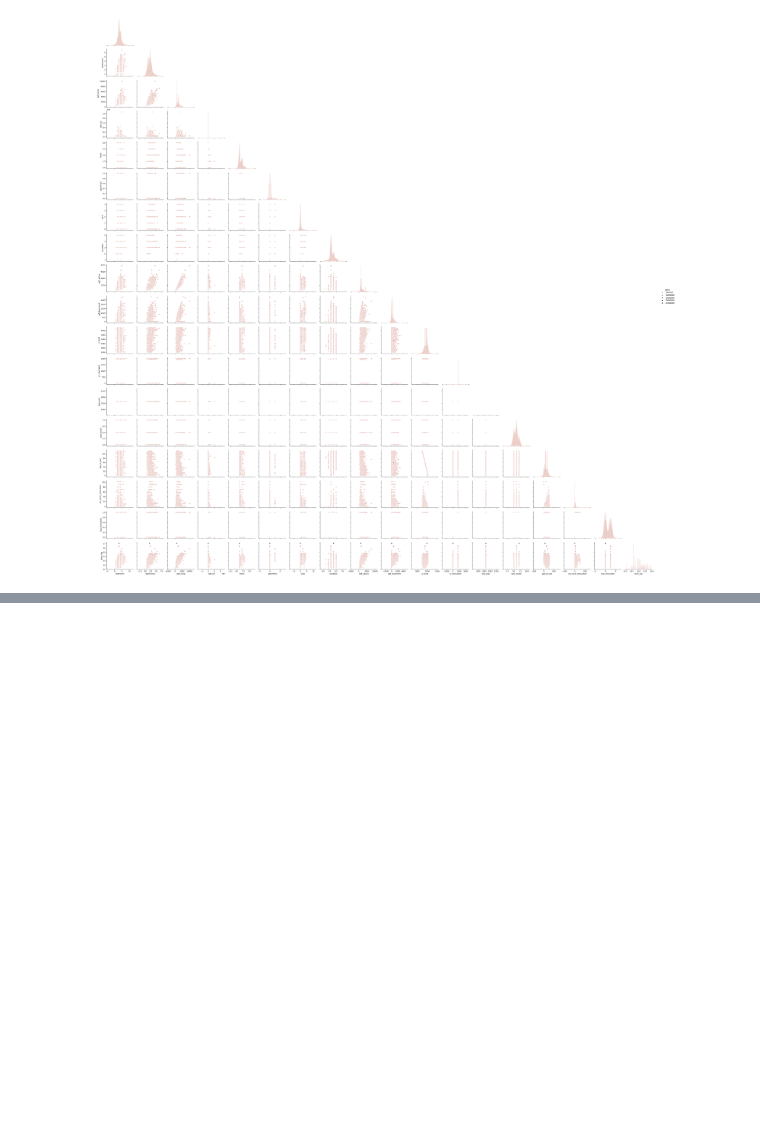
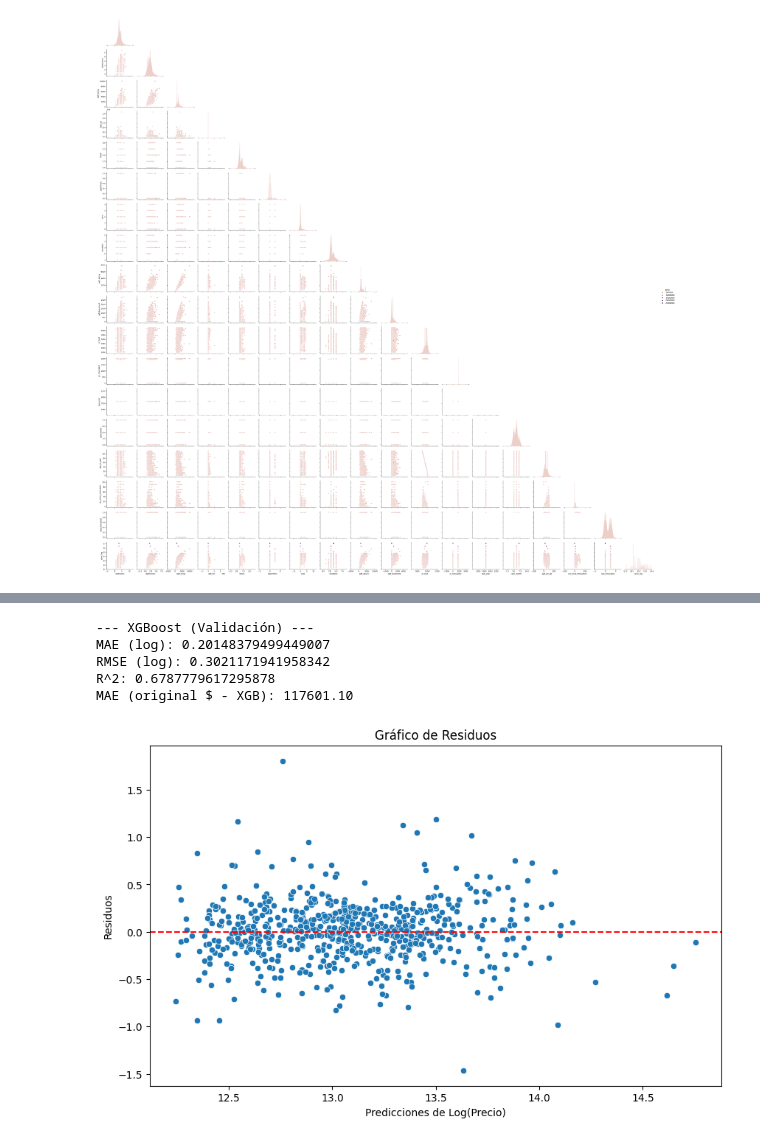
Before and after one commit to kleineer/ml_web_app_using_flask, a Jupyter notebook: src/explore.ipynb, the cells around one changed output, grey strips where cells are left out. Saved outputs shown, nothing was run; the diff lists cells and outputs as text; code cells hidden in the pictures; blank space fills up the shorter version.

```diff
--- a/src/explore.ipynb
+++ b/src/explore.ipynb
@@ -318,0 +506,5 @@ SyntaxError: '(' was never closed (2439367697.py, line 3)
+# %%
+scaler = StandardScaler()
+X_train_scaled = scaler.fit_transform(X_train_processed)
+X_val_scaled = scaler.transform(X_val_processed)
+X_test_scaled = scaler.transform(X_test_processed)
@@ -318,0 +660,30 @@ SyntaxError: '(' was never closed (2439367697.py, line 3)
+# %%
+xgb_model = xgb.XGBRegressor(objective='reg:squarederror', n_estimators=100, random_state=2025, n_jobs=-1)
+xgb_model.fit(X_train_processed, y_train)
+y_pred_val_xgb = xgb_model.predict(X_val_processed)
+
+print("\n--- XGBoost (Validación) ---")
+print("MAE (log):", mean_absolute_error(y_val, y_pred_val_xgb))
+print("RMSE (log):", np.sqrt(mean_squared_error(y_val, y_pred_val_xgb)))
+print("R^2:", r2_score(y_val, y_pred_val_xgb))
+if target_column == 'price_log':
+    y_pred_val_xgb_original = np.expm1(y_pred_val_xgb)
+    print(f"MAE (original $ - XGB): {mean_absolute_error(np.expm1(y_val), y_pred_val_xgb_original):.2f}")
+# %% [output]
+--- XGBoost (Validación) ---
+MAE (log): 0.20148379499449007
+RMSE (log): 0.3021171941958342
+R^2: 0.6787779617295878
+MAE (original $ - XGB): 117601.10
+# %%
+# Ejemplo de análisis de residuos para el mejor modelo
+residuos_val = y_val - y_pred_val_rf # o el modelo que elijas
+plt.figure(figsize=(10,6))
+sns.scatterplot(x=y_pred_val_rf, y=residuos_val)
+plt.axhline(0, color='red', linestyle='--')
+plt.xlabel('Predicciones de Log(Precio)')
+plt.ylabel('Residuos')
+plt.title('Gráfico de Residuos')
+plt.show()
+# %% [output]
+[figure, added]
```
Also changed, not shown: parts of 28 cells of this notebook, 5 other files.
